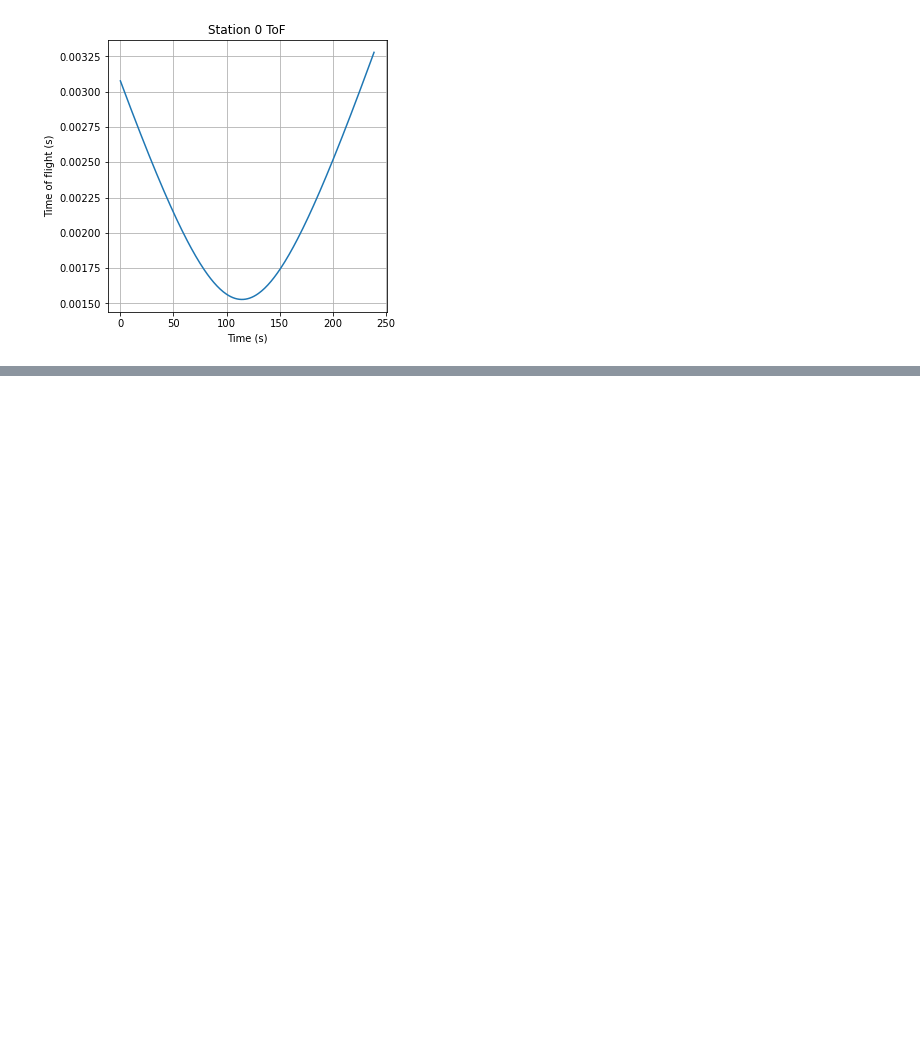
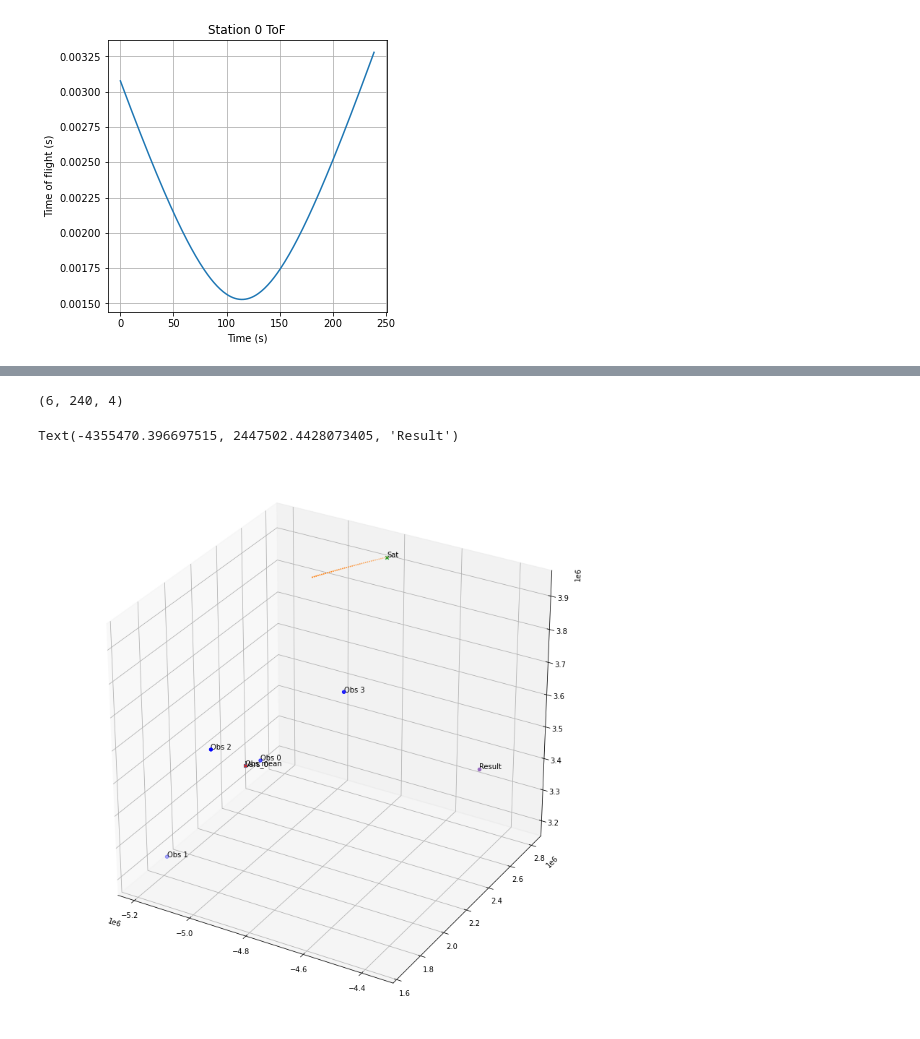
Before and after one commit to aerospaceresearch/orbitdeterminator, a Jupyter notebook: orbitdeterminator/doppler_determination/orbdet/notebooks/test_tdoa.ipynb, the cells around one changed output, grey strips where cells are left out. Drawn from its saved outputs; the diff is of its cells as text; code cells hidden in the pictures; blank space fills up the shorter version.

```diff
--- a/orbitdeterminator/doppler_determination/orbdet/notebooks/test_tdoa.ipynb
+++ b/orbitdeterminator/doppler_determination/orbdet/notebooks/test_tdoa.ipynb
@@ -103,0 +86,32 @@ a_tdoa:         [ 0.      0.0012  0.0009 -0.0007]
+# %%
+fig = plt.figure(figsize=(14,14))
+
+print(x_obs_multiple.shape)
+
+ax = fig.add_subplot(111, projection='3d')
+
+#plot_sphere(ax, d=R_EQ, n=40)
+# Observer
+obs = ax.scatter(x_obs_multiple[0,idx,:], x_obs_multiple[1,idx,:], x_obs_multiple[2,idx,:], marker='o', c='b')
+for i in range(x_obs_multiple.shape[2]):
+    ax.text(x_obs_multiple[0,idx,i], x_obs_multiple[1,idx,i], x_obs_multiple[2,idx,i], f"Obs {i}")
+# Mean observer position
+obs_mean = ax.scatter(x_obs_mean[0], x_obs_mean[1], x_obs_mean[2], marker='o')
+ax.text(x_obs_mean[0], x_obs_mean[1], x_obs_mean[2], f"Obs mean")
+
+# Satellite
+sat = ax.scatter(x_sat_orbdyn_stm[0,:40], x_sat_orbdyn_stm[1,:40], x_sat_orbdyn_stm[2,:40], s=1)
+sat_0 = ax.scatter(x_sat_orbdyn_stm[0,0], x_sat_orbdyn_stm[1,0], x_sat_orbdyn_stm[2,0], marker='x')
+ax.text(x_sat_orbdyn_stm[0,0], x_sat_orbdyn_stm[1,0], x_sat_orbdyn_stm[2,0], "Sat")
+
+# Initial position
+ax.scatter(vars_0[0], vars_0[1], vars_0[2], marker='x')
+ax.text(vars_0[0], vars_0[1], vars_0[2], f"Vars_0")
+
+# Result
+ax.scatter(result[0], result[1], result[2], marker='o')
+ax.text(result[0], result[1], result[2], f"Result")
+# %% [output]
+(6, 240, 4)
+Text(-4355470.396697515, 2447502.4428073405, 'Result')
+[figure, added]
```
Also changed, not shown: parts of 3 cells of this notebook, 1 other file.
